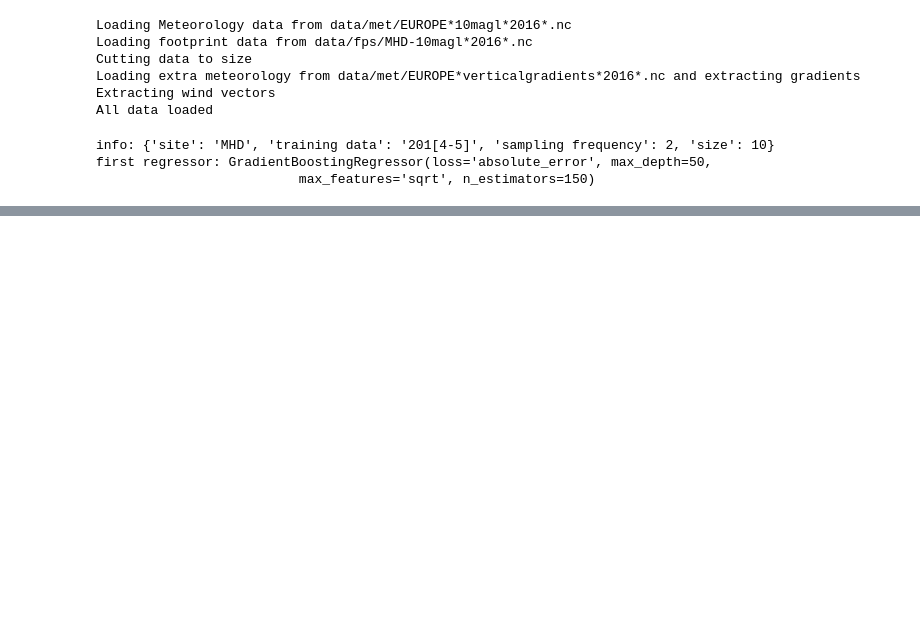
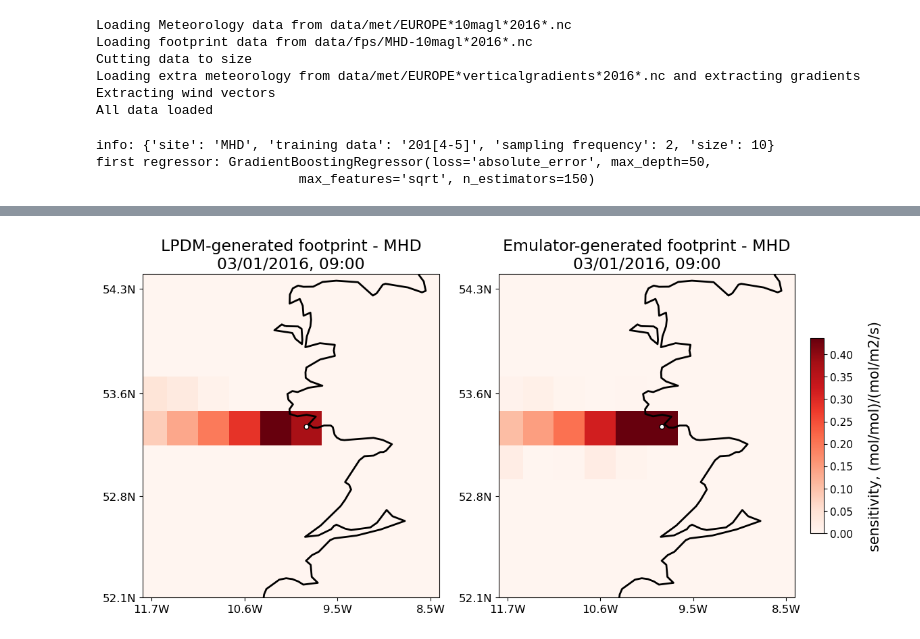
Before and after one commit to elenafillo/LPDM-emulation-trees, a Jupyter notebook: guide.ipynb, the cells around one changed output, grey strips where cells are left out. Cells and saved outputs as stored; diff of their text form; code cells hidden in the pictures; blank space fills up the shorter version.

```diff
--- a/guide.ipynb
+++ b/guide.ipynb
@@ -62,2 +63,13 @@ plot_flux(predictions, data, month)
+# %%
+# t can also be an int, to plot the footprint with that index.
+# this allows for an iteration:
+try:
+    plot_footprint(predictions, data, t)
+    t+=3
+except:
+    t=0
+    print("initialising")
+# %% [output]
+[figure, added]
 # %%
 ## calculate metrics (TODO)
```
Also changed, not shown: parts of 4 cells of this notebook, 1 other file.
